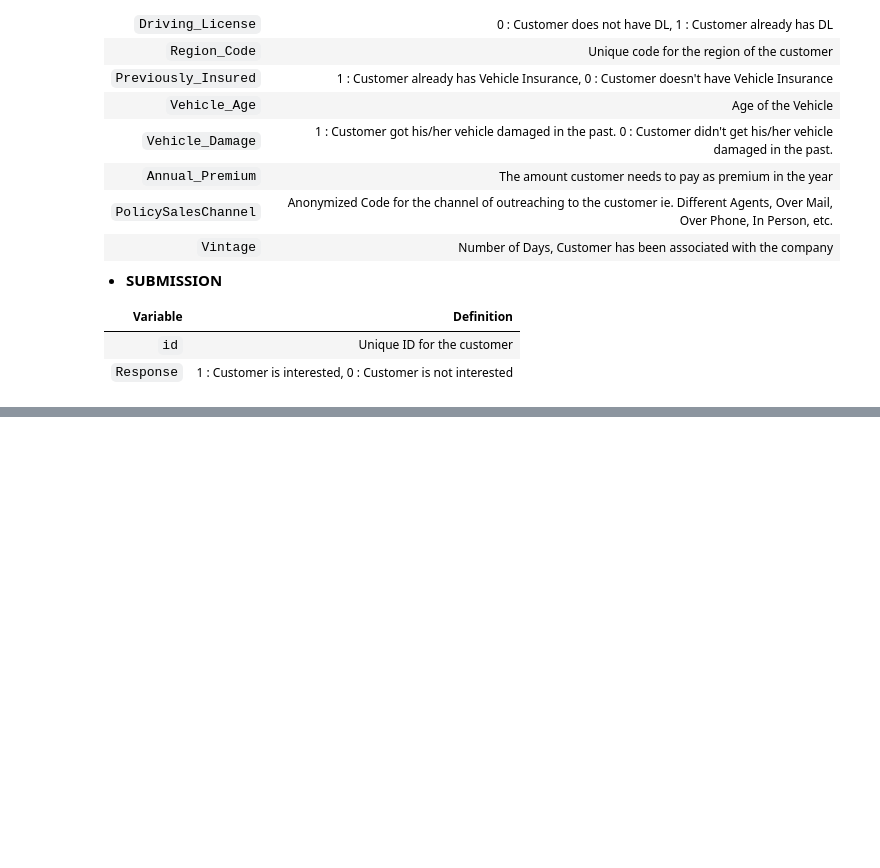
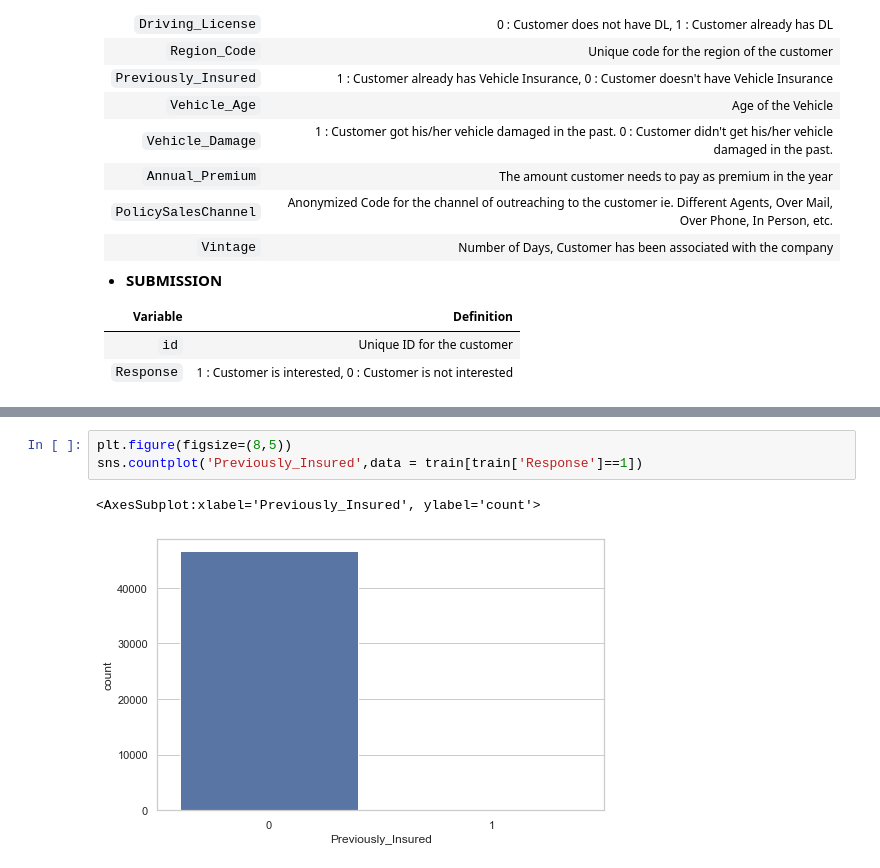
Before and after one commit to goyalshashank/Health-Insurance-Cross-Sell, a Jupyter notebook: Health Insurance Cross Sell Prediction.ipynb, the cells around one changed output, grey strips where cells are left out. Saved outputs shown, nothing was run; the diff lists cells and outputs as text; blank space fills up the shorter version.

```diff
--- a/Health Insurance Cross Sell Prediction.ipynb
+++ b/Health Insurance Cross Sell Prediction.ipynb
@@ -61,0 +243,6 @@ Now, in order to predict, whether the customer would be interested in Vehicle in
+# %%
+plt.figure(figsize=(8,5))
+sns.countplot('Previously_Insured',data = train[train['Response']==1])
+# %% [output]
+<AxesSubplot:xlabel='Previously_Insured', ylabel='count'>
+[figure, added]
```
Also changed, not shown: parts of 32 cells of this notebook.
